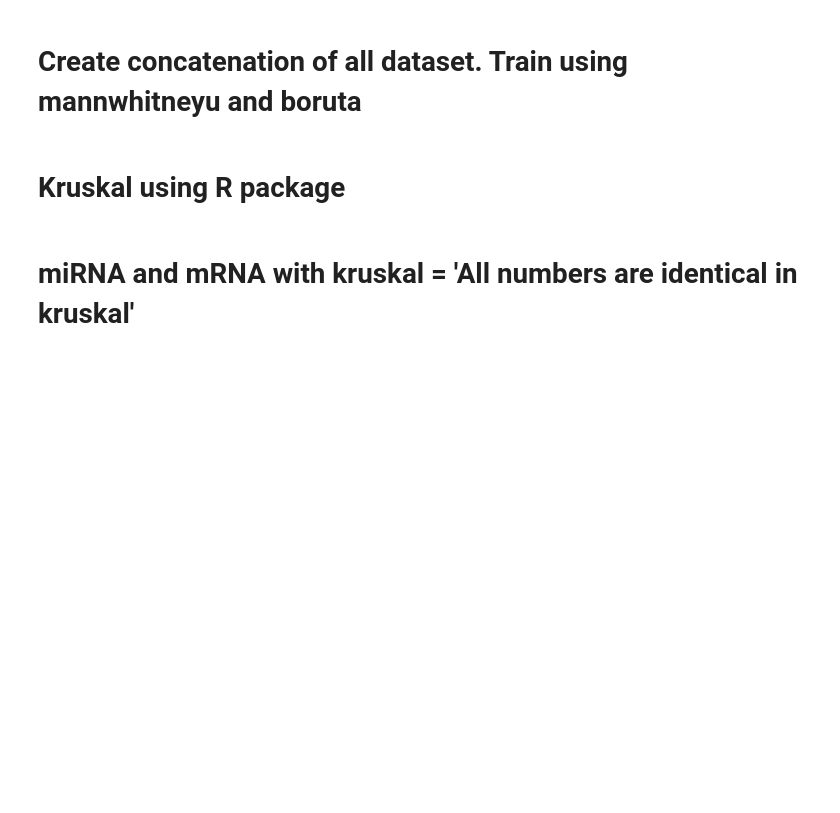
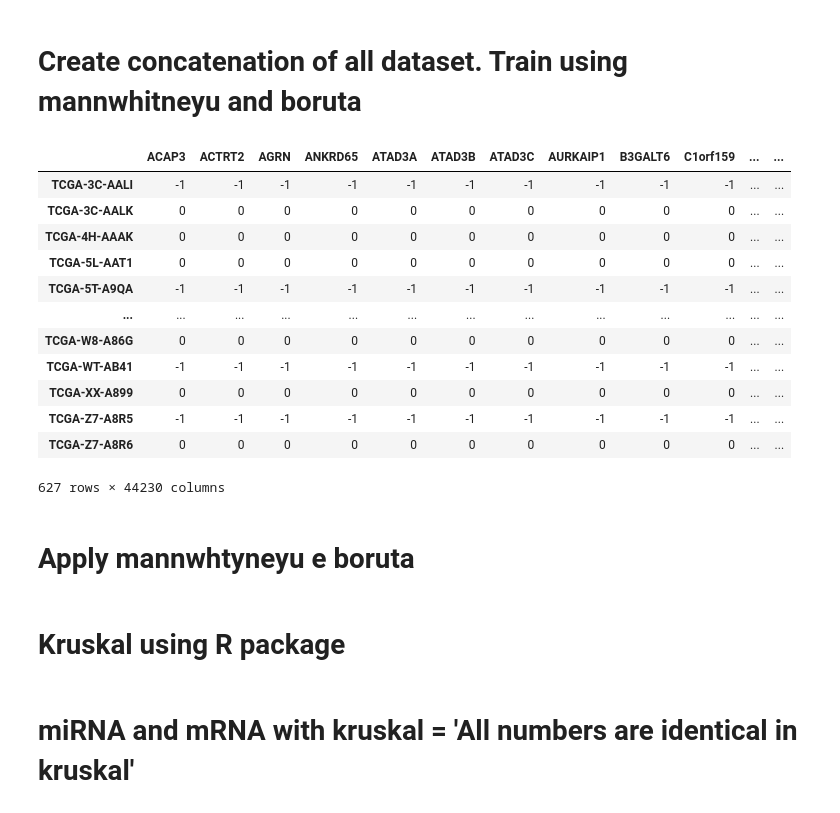
Before and after one commit to aleberans/Analisi-dati-multi-omici-per-la-predizione-della-prognosi-di-pazienti-oncologici, a Jupyter notebook: RandomForest.ipynb, the cells around one changed output. Cells and saved outputs as stored; diff of their text form; code cells hidden in the pictures; blank space fills up the shorter version.

```diff
--- a/RandomForest.ipynb
+++ b/RandomForest.ipynb
@@ -581,4 +640,20 @@ result_dict
 # %% [markdown]
 # Create concatenation of all dataset. Train using mannwhitneyu and boruta
 # %%
-dataset_concat = pd.concat([datasets['cnv'], datasets['proteins'], ])
+dataset_concat = pd.concat([datasets['cnv'], datasets['proteins'], datasets['mRNA'], datasets['miRNA']], axis=1)
+# %%
+dataset_concat
+# %% [output]
+|  | ACAP3 | ACTRT2 | AGRN | ANKRD65 | ATAD3A | ATAD3B | ATAD3C | AURKAIP1 | B3GALT6 | C1orf159 | ... | ... |
+| TCGA-3C-AALI | -1 | -1 | -1 | -1 | -1 | -1 | -1 | -1 | -1 | -1 | ... | ... |
+| TCGA-3C-AALK | 0 | 0 | 0 | 0 | 0 | 0 | 0 | 0 | 0 | 0 | ... | ... |
+| TCGA-4H-AAAK | 0 | 0 | 0 | 0 | 0 | 0 | 0 | 0 | 0 | 0 | ... | ... |
+| TCGA-5L-AAT1 | 0 | 0 | 0 | 0 | 0 | 0 | 0 | 0 | 0 | 0 | ... | ... |
+| TCGA-5T-A9QA | -1 | -1 | -1 | -1 | -1 | -1 | -1 | -1 | -1 | -1 | ... | ... |
+| ... | ... | ... | ... | ... | ... | ... | ... | ... | ... | ... | ... | ... |
+| TCGA-W8-A86G | 0 | 0 | 0 | 0 | 0 | 0 | 0 | 0 | 0 | 0 | ... | ... |
+| TCGA-WT-AB41 | -1 | -1 | -1 | -1 | -1 | -1 | -1 | -1 | -1 | -1 | ... | ... |
+| TCGA-XX-A899 | 0 | 0 | 0 | 0 | 0 | 0 | 0 | 0 | 0 | 0 | ... | ... |
+| TCGA-Z7-A8R5 | -1 | -1 | -1 | -1 | -1 | -1 | -1 | -1 | -1 | -1 | ... | ... |
+| TCGA-Z7-A8R6 | 0 | 0 | 0 | 0 | 0 | 0 | 0 | 0 | 0 | 0 | ... | ... |
+627 rows × 44230 columns
@@ -584,0 +662,2 @@ dataset_concat = pd.concat([datasets['cnv'], datasets['proteins'], ])
+# %% [markdown]
+# Apply mannwhtyneyu e boruta
```
Also changed, not shown: parts of 22 cells of this notebook.
